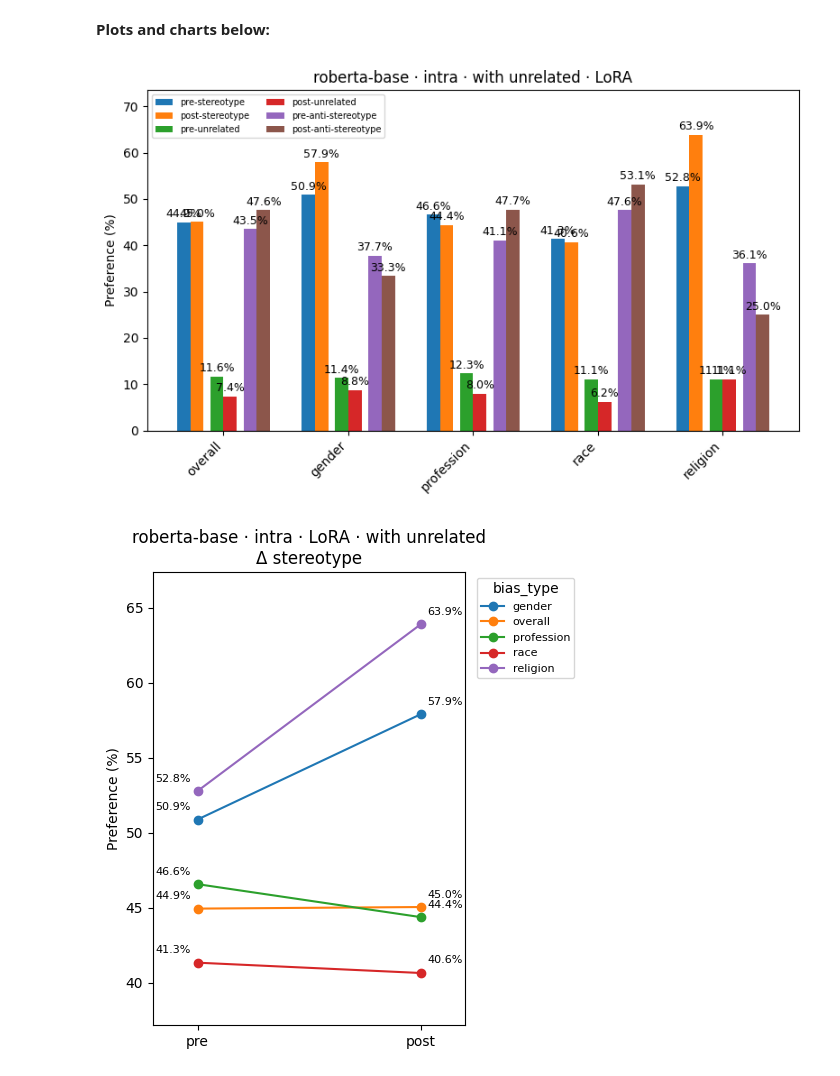
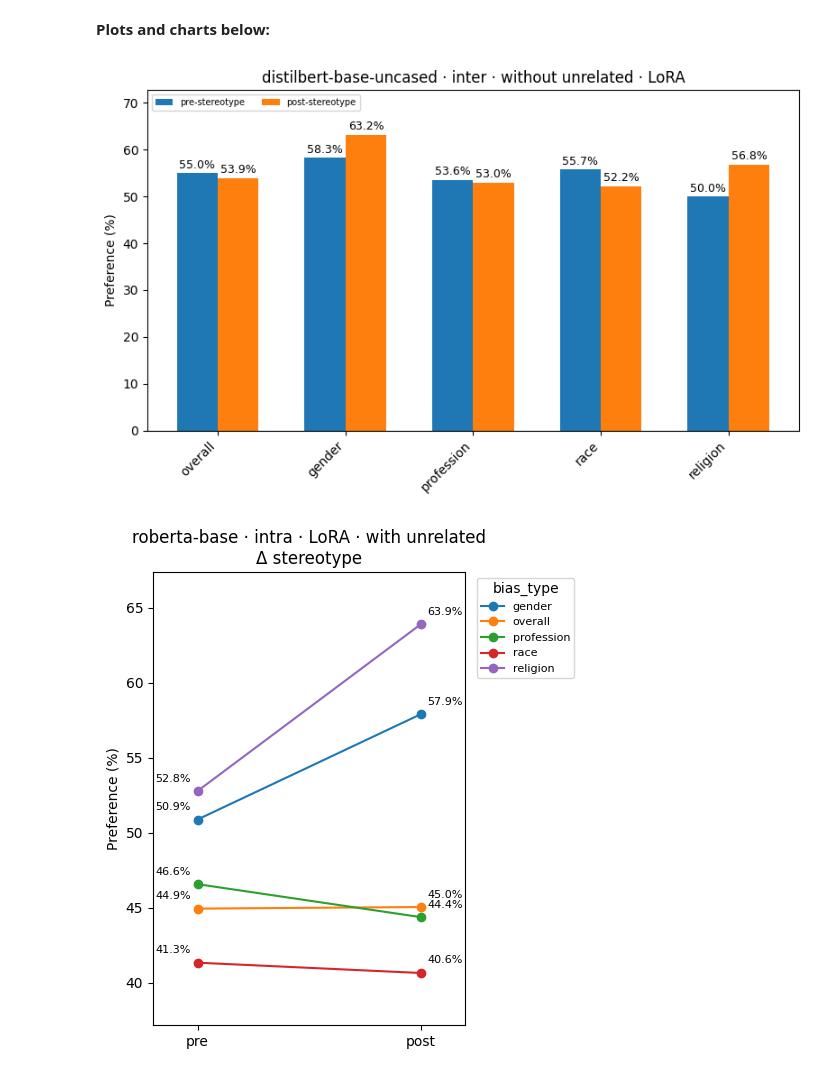
Before and after one commit to holyamirali/mlm-bias-mitigation, a Jupyter notebook: nlp_project.ipynb, the cells around one changed output. Drawn from its saved outputs; the diff is of its cells as text; code cells hidden in the pictures.

```diff
--- a/nlp_project.ipynb
+++ b/nlp_project.ipynb
@@ -350,12 +348,12 @@ def evaluate_by_bias_type(
     include_unrelated: bool = False,
     debug_mode = False,
     log_to_file = False,
-    technique: str = "baseline",          # e.g. "baseline" / "FT_Tmask" / "adapter"
+    technique: str = "baseline",
     split_kind: str = "not-defined", # inter or intra
     model_name = "UNKNOWN"
 ) -> Dict[str, Dict[str, float]]:
     """
-    Run `evaluate_fn` separately for each bias_type in `data`.
+    Run 'evaluate_fn' separately for each bias_type in `data`.
 
     Args:
         model:            a huggingface MLM model
@@ -1150,15 +1145,15 @@ def plot_pre_post(
     plt.tight_layout()
     plt.show()
 # %%
-plot_pre_post(RESULTS_CSV, "roberta-base",
-              split_kind="intra",
+plot_pre_post(RESULTS_CSV, "distilbert-base-uncased",
+              split_kind="inter",
               ft_type="lora",
               include_stereo=True,
-              include_unrelated=True,
-              include_anti=True,
+              include_unrelated=False,
+              include_anti=False,
               overall_only=False)
 # %% [output]
-[figure, old version]
+[figure, new version]
 # %%
 def plot_slopes(
     csv_path: str,
```
Also changed, not shown: parts of 16 cells of this notebook.
